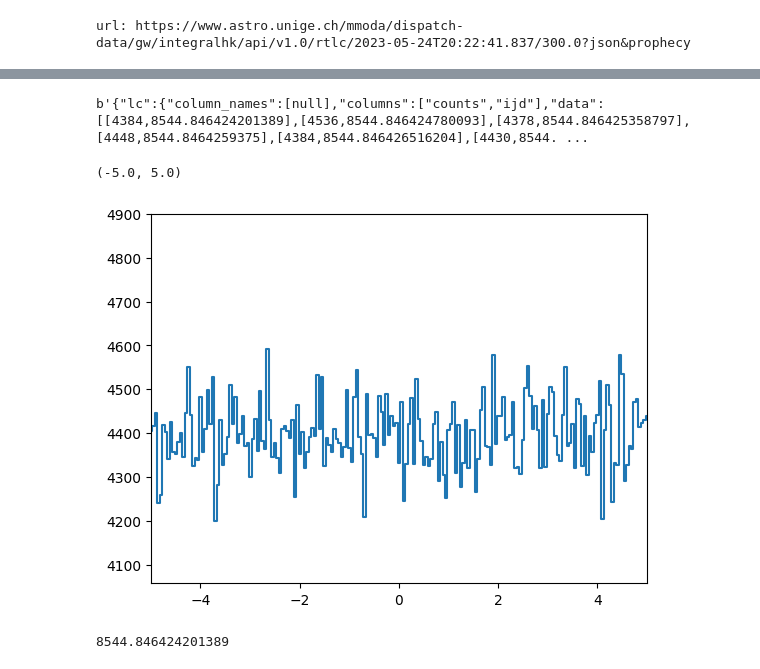
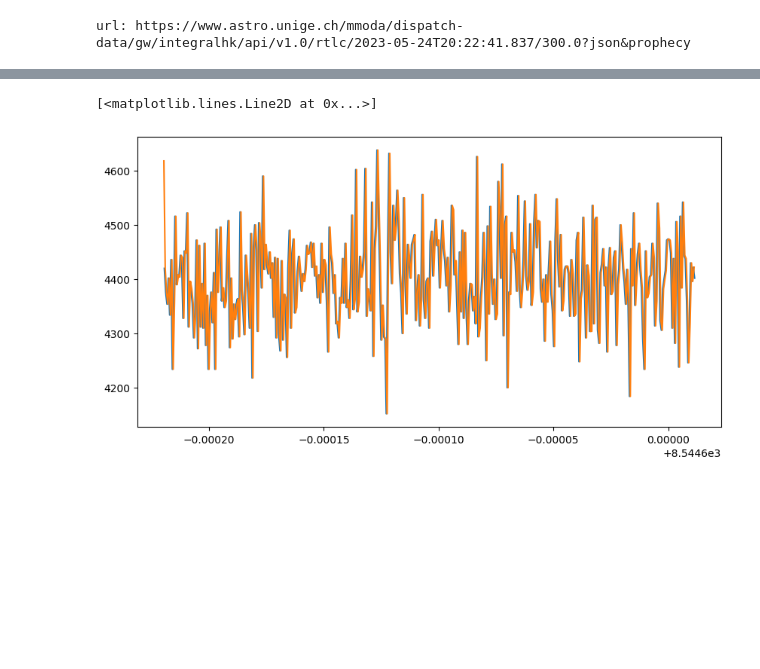
Before and after one commit to volodymyrss/integral_lvk, a Jupyter notebook: workflows/integralallsky.ipynb, the cells around one changed output, grey strips where cells are left out. Saved outputs shown, nothing was run; the diff lists cells and outputs as text; code cells hidden in the pictures; blank space fills up the shorter version.

Commit message:
timing accuracy check

```diff
--- a/workflows/integralallsky.ipynb
+++ b/workflows/integralallsky.ipynb
@@ -79,6 +78,12 @@ now_ijd, t0_ijd, tstart_ijd, tstop_ijd
 # %%
 lcs={}
 # %%
+def get_rtlc(t0_utc, tstop_rel_seconds):
+    url = f"https://www.astro.unige.ch/mmoda/dispatch-data/gw/integralhk/api/v1.0/rtlc/{t0_utc}/{tstop_rel_seconds}?json&prophecy"
+    print("url:", url)
+    r = requests.get(url)
+    return np.array(r.json()['lc']['data'])
+
 if nrt == 1:
     import isdcclient
 
@@ -99,10 +104,19 @@ import requests
 
 
 if rt == 1:
-    url = f"https://www.astro.unige.ch/mmoda/dispatch-data/gw/integralhk/api/v1.0/rtlc/{t0_utc}/{tstop_rel_seconds}?json&prophecy"
-    print("url:", url)
-    r = requests.get(url)
-    lc = np.array(r.json()['lc']['data'])
+    lc = get_rtlc(t0_utc, tstop_rel_seconds)
     lcs['ACS'] = np.vstack([lc[:,1], lc[:,1] * 0 + 0.05, lc[:,0]]).T
 # %% [output]
 url: https://www.astro.unige.ch/mmoda/dispatch-data/gw/integralhk/api/v1.0/rtlc/2023-05-24T20:22:41.837/300.0?json&prophecy
+# %%
+import isdcclient
+
+IC = isdcclient.ISDCClient()
+
+
+from astropy.time import Time
+
+t_ref = Time(Time(t0_utc).mjd - 6/24, format='mjd').isot
+
+scwlc_ref = IC.genlc("ACS", t_ref, 10, format='numpy')
+rtlc_ref = get_rtlc(t_ref, 10)
@@ -109,7 +126,14 @@ url: https://www.astro.unige.ch/mmoda/dispatch-data/gw/integralhk/api/v1.0/rtlc/
+# %%
+from matplotlib import pyplot as plt
+plt.figure(figsize=(10, 5))
+plt.plot(rtlc_ref[:,1], rtlc_ref[:,0], label="ACS RT")
+plt.plot(scwlc_ref[:,0], scwlc_ref[:,2], label="ACS")
+#TODO: for extra timing accuracy, extract here
+# %% [output]
+[<matplotlib.lines.Line2D at 0x...>]
+[figure, added]
 # %%
 r.content
-# %% [output]
-b'{"lc":{"column_names":[null],"columns":["counts","ijd"],"data":[[4384,8544.846424201389],[4536,8544.846424780093],[4378,8544.846425358797],[4448,8544.8464259375],[4384,8544.846426516204],[4430,8544. ...
 # %%
 from matplotlib import pylab as plt
 
@@ -121,9 +145,6 @@ plt.step(
 )
 
 plt.xlim(-5,5)
-# %% [output]
-(-5.0, 5.0)
-[figure, removed]
 # %%
 def rebin(lc,n,av = False):
     if n == 0: return lc
@@ -203,8 +224,6 @@ import time
 # lcs['ACS']
 
 lcs['ACS'][:,0].min()
-# %% [output]
-8544.846424201389
 # %%
 summary = dict()
 
```
Also changed, not shown: parts of 18 cells of this notebook.
